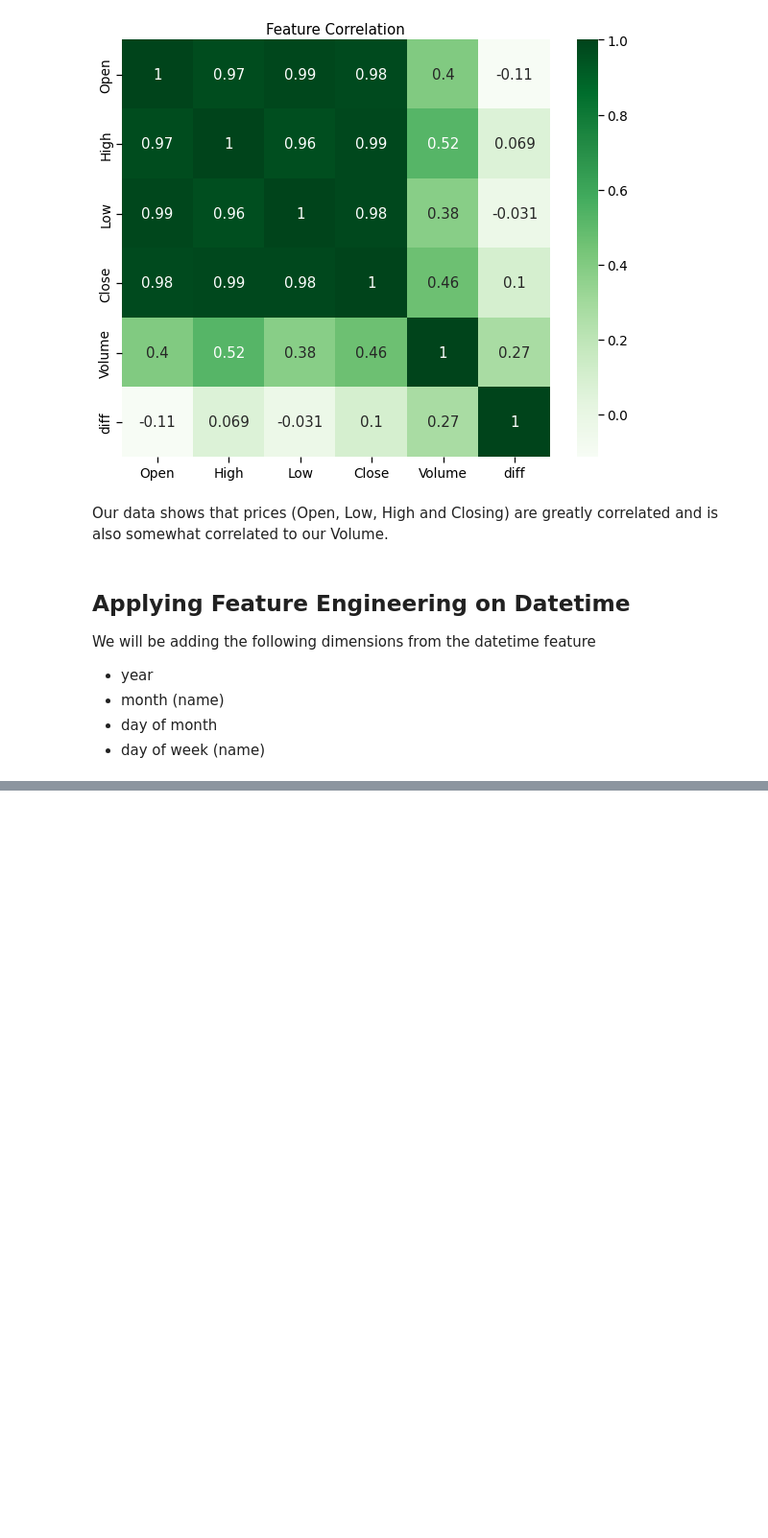
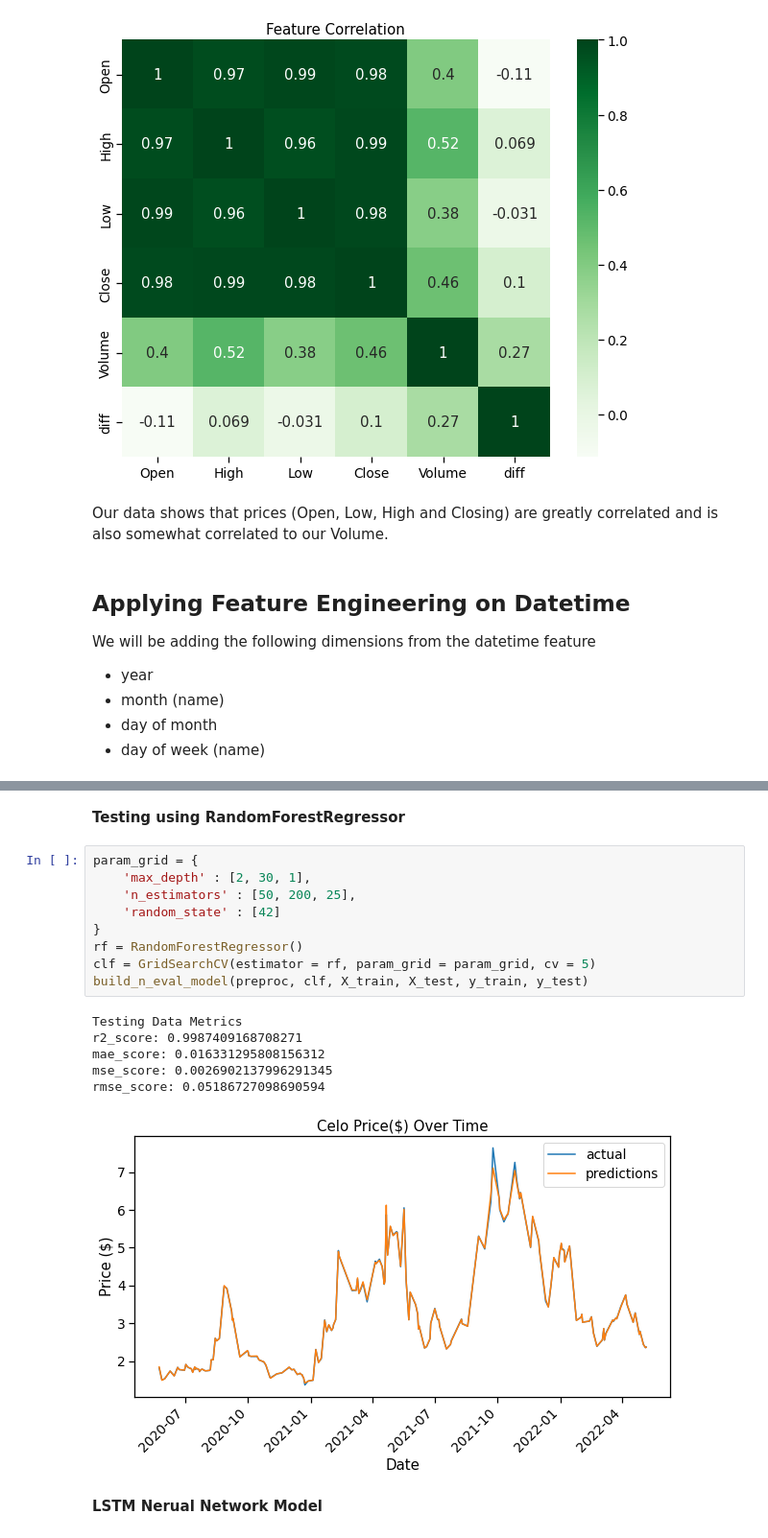
Before and after one commit to vincebarokie/crypto_model, a Jupyter notebook: crypto_price_machine_learning_model.ipynb, the cells around one changed output, grey strips where cells are left out. Shown at 96% size. Drawn from its saved outputs; the diff is of its cells as text; blank space fills up the shorter version.

```diff
--- a/crypto_price_machine_learning_model.ipynb
+++ b/crypto_price_machine_learning_model.ipynb
@@ -262,0 +315,20 @@ memory usage: 61.8+ KB
+# %% [markdown]
+**Testing using RandomForestRegressor**
+# %%
+param_grid = {
+    'max_depth' : [2, 30, 1],
+    'n_estimators' : [50, 200, 25],
+    'random_state' : [42]
+}
+rf = RandomForestRegressor()
+clf = GridSearchCV(estimator = rf, param_grid = param_grid, cv = 5)
+build_n_eval_model(preproc, clf, X_train, X_test, y_train, y_test)
+# %% [output]
+Testing Data Metrics
+r2_score: 0.9987409168708271
+mae_score: 0.016331295808156312
+mse_score: 0.0026902137996291345
+rmse_score: 0.05186727098690594
+[figure, added]
+# %% [markdown]
+**LSTM Nerual Network Model**
```
Also changed, not shown: parts of 15 cells of this notebook.
